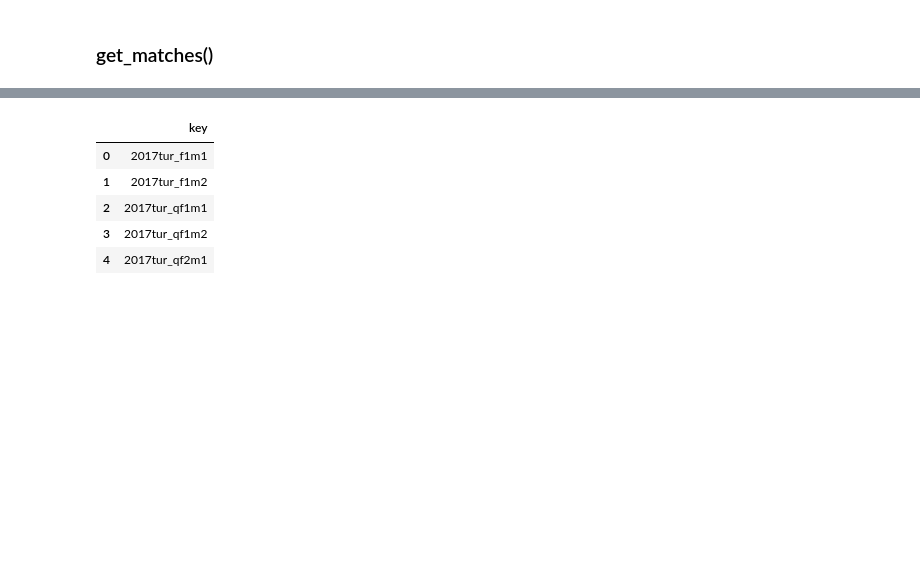
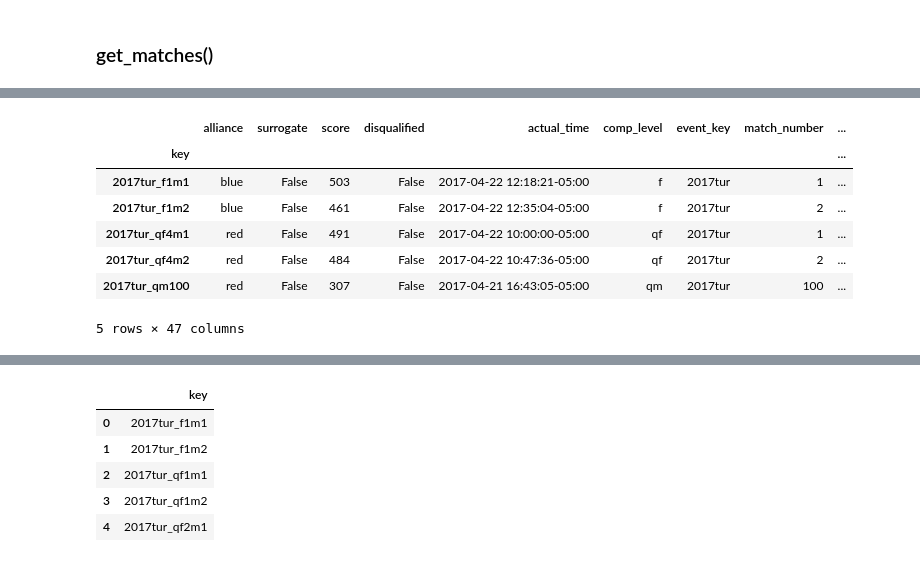
Before and after one commit to irwinsnet-old/tbap, a Jupyter notebook: TBA05 get_matches.ipynb, the cells around one changed output, grey strips where cells are left out. Drawn from its saved outputs; the diff is of its cells as text; code cells hidden in the pictures; blank space fills up the shorter version.

```diff
--- a/TBA05 get_matches.ipynb
+++ b/TBA05 get_matches.ipynb
@@ -38,3 +50,14 @@ matches.head()
+# %%
+matches.xs("frc1318", level=1).head()
+# %% [output]
+|  | alliance | surrogate | score | disqualified | actual_time | comp_level | event_key | match_number | ... |
+| key |  |  |  |  |  |  |  |  | ... |
+| 2017tur_f1m1 | blue | False | 503 | False | 2017-04-22 12:18:21-05:00 | f | 2017tur | 1 | ... |
+| 2017tur_f1m2 | blue | False | 461 | False | 2017-04-22 12:35:04-05:00 | f | 2017tur | 2 | ... |
+| 2017tur_qf4m1 | red | False | 491 | False | 2017-04-22 10:00:00-05:00 | qf | 2017tur | 1 | ... |
+| 2017tur_qf4m2 | red | False | 484 | False | 2017-04-22 10:47:36-05:00 | qf | 2017tur | 2 | ... |
+| 2017tur_qm100 | red | False | 307 | False | 2017-04-21 16:43:05-05:00 | qm | 2017tur | 100 | ... |
+5 rows × 47 columns
 # %%
 matches.shape
 # %% [output]
```
Also changed, not shown: parts of 17 cells of this notebook, 5 other files.
